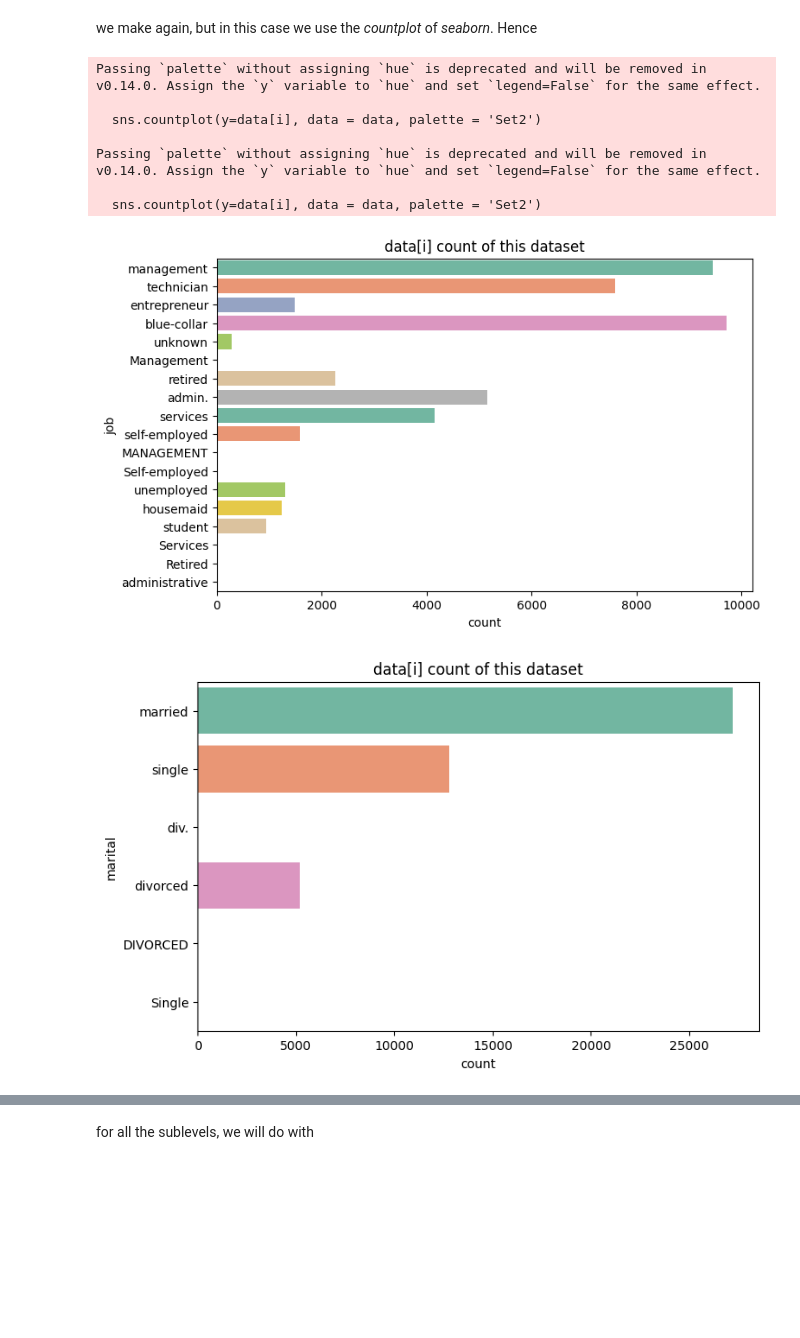
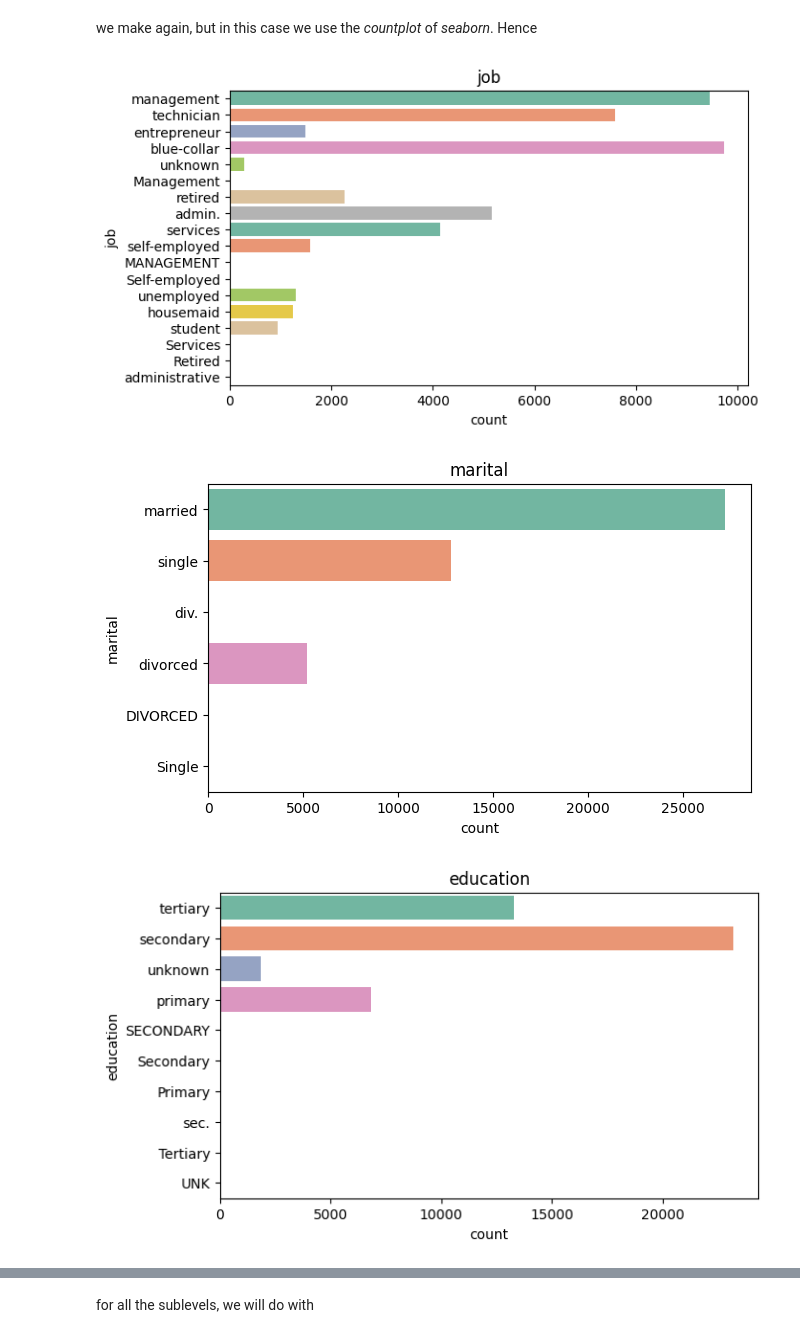
Before and after one commit to MarioSolisB/Profile_of_a_bank_coustomer, a Jupyter notebook: Cleaning_data.ipynb, the cells around one changed output, grey strips where cells are left out. Cells and saved outputs as stored; diff of their text form; code cells hidden in the pictures; blank space fills up the shorter version.

```diff
--- a/Cleaning_data.ipynb
+++ b/Cleaning_data.ipynb
@@ -344,19 +344,13 @@ Text(0.5, 0, 'Jobs')
 we make again, but in this case we use the *countplot* of *seaborn*. Hence
 # %%
 #
-col_of_data = ['job', 'marital']
+col_of_data = ['job', 'marital', 'education', 'default', 'housing', 'loan', 'contact', 'month', 'poutcome', 'y']
 
 for i in col_of_data:
-    plt.figure(figsize=(8,5))
-    plt.title('data[i] count of this dataset')
+    plt.figure(figsize=(7,4))
+    plt.title(i)
     sns.countplot(y=data[i], data = data, palette = 'Set2')
 # %% [output]
-Passing `palette` without assigning `hue` is deprecated and will be removed in v0.14.0. Assign the `y` variable to `hue` and set `legend=False` for the same effect.
-
-  sns.countplot(y=data[i], data = data, palette = 'Set2')
-
-Passing `palette` without assigning `hue` is deprecated and will be removed in v0.14.0. Assign the `y` variable to `hue` and set `legend=False` for the same effect.
-
-  sns.countplot(y=data[i], data = data, palette = 'Set2')
-[figure, old version]
+[figure, new version]
-[figure, old version]
+[figure, new version]
+[figure, added]
```
Also changed, not shown: parts of 3 cells of this notebook.
